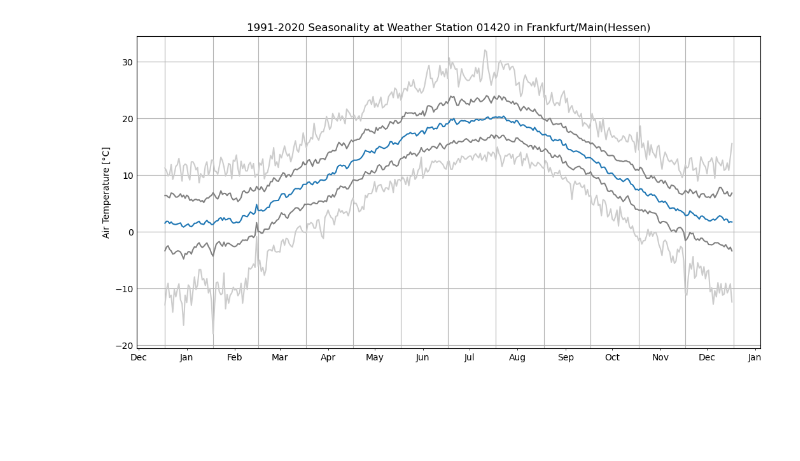
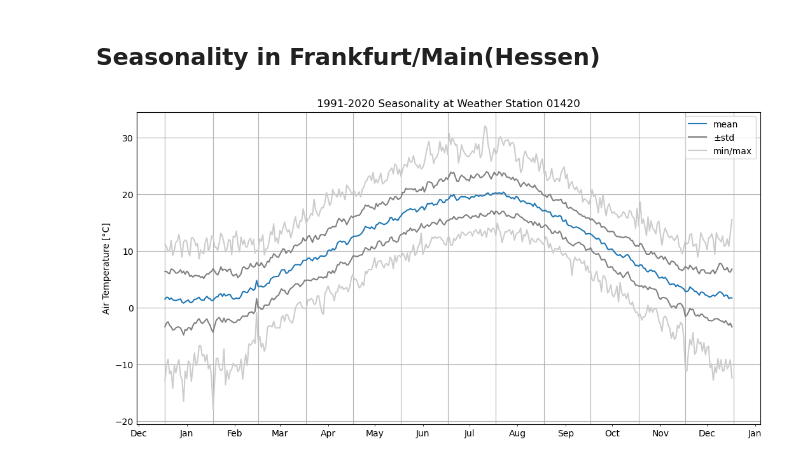
Before and after one commit to cebaraldi/jnb-meteo-dwd, a Jupyter notebook: DWD_evaluation.ipynb, the cells around one changed output. Drawn from its saved outputs; the diff is of its cells as text; code cells hidden in the pictures; blank space fills up the shorter version.

Commit message:
Added title, removed date label, and positioned legend to the report

```diff
--- a/DWD_evaluation.ipynb
+++ b/DWD_evaluation.ipynb
@@ -79,34 +79,41 @@ df['datum'] = pd.to_datetime(dict(year=df['YEAR'], month=df['MONTH'], day=df['DA
 df = df.drop(['DAY','MONTH','YEAR'], axis=1)
 pd.options.display.float_format = '{:.2f}'.format
 # df
+# %%
+# Write the title of the report
+md(f"# Seasonality in {sname}({bland})")
+# %% [output]
+## Seasonality in Frankfurt/Main(Hessen)
 # %%
 plt.style.use('_mpl-gallery')
 fswidth = 10
 fsheight = 5
-fig, axs = plt.subplots(figsize=(fswidth, fsheight))
+fig, ax = plt.subplots(figsize=(fswidth, fsheight))
 
 xdates = df['datum']
-axs.plot(xdates, df['mean'])
-axs.plot(xdates, df['mean']+df['std'], color='0.5')
-axs.plot(xdates, df['mean']-df['std'], color='0.5')
-# axs.plot(xdates, df['25%'], color='0.8')
-# axs.plot(xdates, df['50%'], color='0.8')
-# axs.plot(xdates, df['75%'], color='0.8')
-axs.plot(xdates, df['min'], color='0.8')
-axs.plot(xdates, df['max'], color='0.8')
+ax.plot(xdates, df['mean'], label="mean")
+ax.plot(xdates, df['mean']+df['std'], color='0.5', label="±std")
+ax.plot(xdates, df['mean']-df['std'], color='0.5')
+# ax.plot(xdates, df['25%'], color='0.8')
+# ax.plot(xdates, df['50%'], color='0.8')
+# ax.plot(xdates, df['75%'], color='0.8')
+ax.plot(xdates, df['min'], color='0.8', label="min/max")
+ax.plot(xdates, df['max'], color='0.8')
 
 # formatters' options
-axs.xaxis.set_major_locator(MonthLocator())
-axs.xaxis.set_minor_locator(MonthLocator(bymonthday=15))
-axs.xaxis.set_major_formatter(NullFormatter())
-axs.xaxis.set_minor_formatter(DateFormatter('%b'))
+ax.xaxis.set_major_locator(MonthLocator())
+ax.xaxis.set_minor_locator(MonthLocator(bymonthday=15))
+ax.xaxis.set_major_formatter(NullFormatter())
+ax.xaxis.set_minor_formatter(DateFormatter('%b'))
+# ax.legend(bbox_to_anchor=(0.5, 0.2), loc='lower center')
+ax.legend()
 
 plt.ylabel('Air Temperature [°C]')
-plt.title(f'{csn_year-29}-{csn_year} Seasonality at Weather Station {sid} in {sname}({bland})')
-# plt.legend(bbox_to_anchor=(0.5, 0.2), loc='lower center')
+plt.title(f'{csn_year-29}-{csn_year} Seasonality at Weather Station {sid}')
+
 plt.show()
 # %% [output]
-[figure, old version]
+[figure, new version]
 # %%
 # df
 # %%
```
Also changed, not shown: parts of 1 cell of this notebook, 7 other files.
